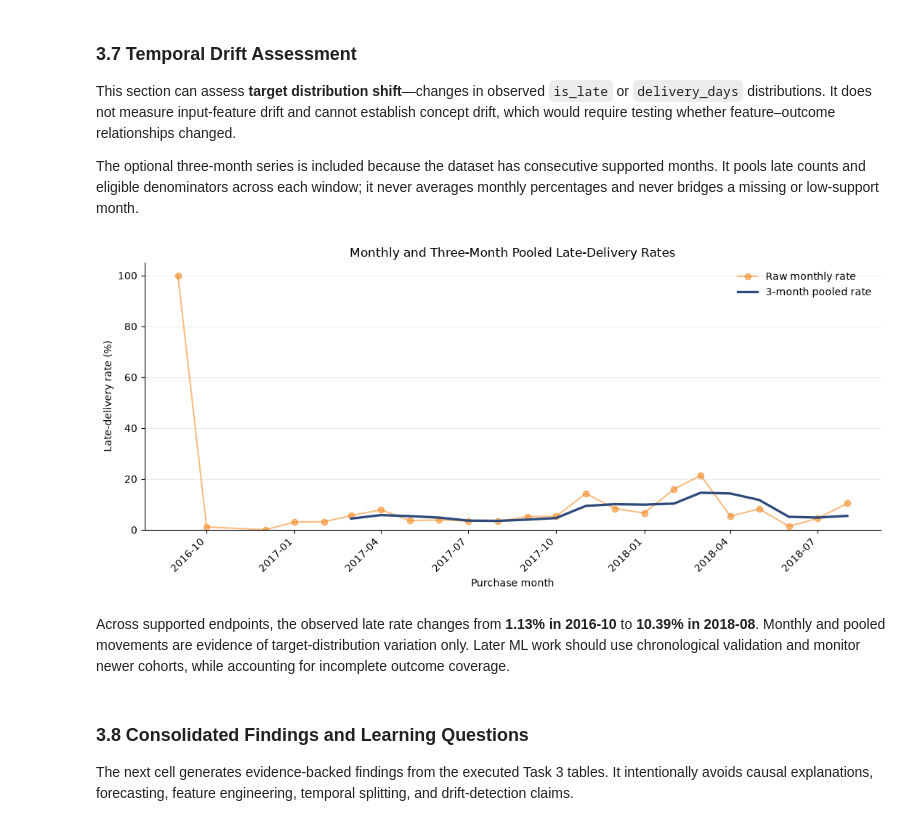
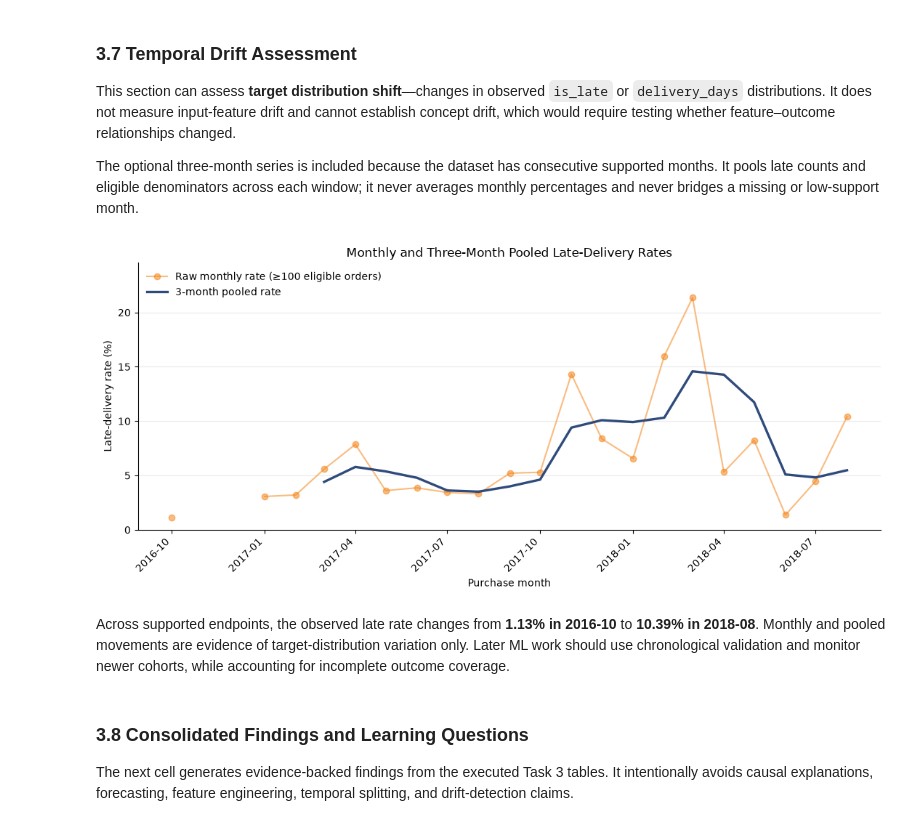
Before and after one commit to mmubashir95/ecommerce-delivery-intelligence, a Jupyter notebook: notebooks/03_exploratory_analysis.ipynb, the cells around one changed output. Cells and saved outputs as stored; diff of their text form; code cells hidden in the pictures.

```diff
--- a/notebooks/03_exploratory_analysis.ipynb
+++ b/notebooks/03_exploratory_analysis.ipynb
@@ -1644,37 +1685,37 @@ rolling_source["three_month_pooled_late_rate_pct"] = (
     pooled_late.div(pooled_eligible).mul(100).where(three_consecutive)
 )
 assert rolling_source.loc[
     rolling_source["three_month_pooled_late_rate_pct"].notna(), "classification_eligible"
 ].gt(0).all()
 
 fig, ax = plt.subplots(figsize=(11, 5))
 month_x = rolling_source.index.to_timestamp()
-ax.plot(month_x, rolling_source["late_rate_pct"], color="#F58518", alpha=0.55,
-        marker="o", label="Raw monthly rate")
+ax.plot(month_x, rolling_source["late_rate_pct"].where(~rolling_source["low_support"]),
+        color="#F58518", alpha=0.55, marker="o", label="Raw monthly rate (≥100 eligible orders)")
 ax.plot(month_x, rolling_source["three_month_pooled_late_rate_pct"], color="#2F4B7C",
         linewidth=2.4, label="3-month pooled rate")
 ax.set_title("Monthly and Three-Month Pooled Late-Delivery Rates")
 ax.set_xlabel("Purchase month")
 ax.set_ylabel("Late-delivery rate (%)")
-ax.set_ylim(bottom=0)
+ax.set_ylim(0, late_rate_upper)
 ax.legend(frameon=False)
 ax.grid(axis="y", alpha=0.25)
 ax.spines[["top", "right"]].set_visible(False)
 fig.autofmt_xdate(rotation=45)
 plt.tight_layout()
 plt.show()
 
 first_supported_month = well_supported_late_rates.index.min()
 last_supported_month = well_supported_late_rates.index.max()
 display(Markdown(
     f"Across supported endpoints, the observed late rate changes from "
     f"**{well_supported_late_rates.loc[first_supported_month]:.2f}% in {first_supported_month}** to "
     f"**{well_supported_late_rates.loc[last_supported_month]:.2f}% in {last_supported_month}**. "
     "Monthly and pooled movements are evidence of target-distribution variation only. Later ML work should "
     "use chronological validation and monitor newer cohorts, while accounting for incomplete outcome coverage."
 ))
 # %% [output]
-[figure, old version]
+[figure, new version]
 Across supported endpoints, the observed late rate changes from **1.13% in 2016-10** to **10.39% in 2018-08**. Monthly and pooled movements are evidence of target-distribution variation only. Later ML work should use chronological validation and monitor newer cohorts, while accounting for incomplete outcome coverage.
 # %% [markdown]
 ### 3.8 Consolidated Findings and Learning Questions
```
Also changed, not shown: parts of 2 cells of this notebook.
